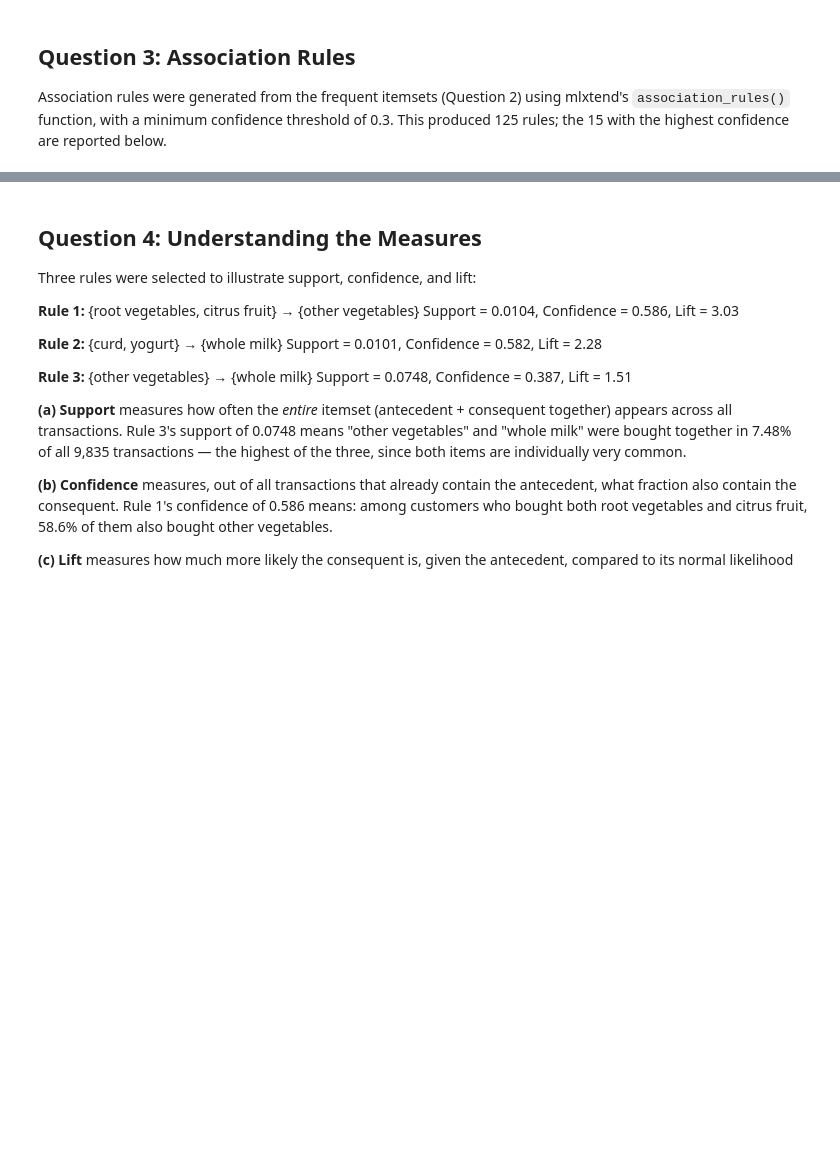
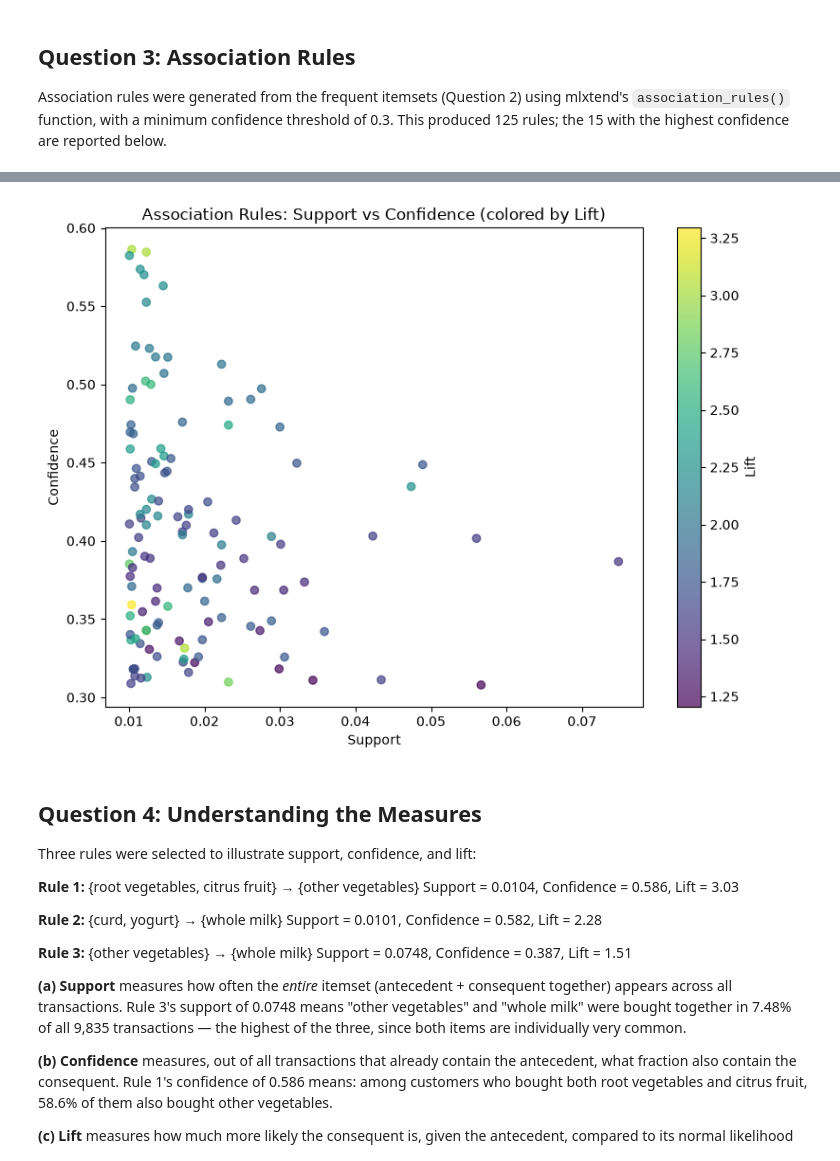
Before and after one commit to GWIZAR/ASSIGNMENT-ASSOCIATION-RULE-LEARNING, a Jupyter notebook: Assignment_Gwiza_Rodrigue.ipynb, the cells around one changed output, grey strips where cells are left out. Cells and saved outputs as stored; diff of their text form; code cells hidden in the pictures; blank space fills up the shorter version.

```diff
--- a/Assignment_Gwiza_Rodrigue.ipynb
+++ b/Assignment_Gwiza_Rodrigue.ipynb
@@ -206,4 +197,17 @@ Total rules generated: 125
 | 100 | frozenset({yogurt, root vegetables}) | frozenset({other vegetables}) | 0.012913 | 0.500000 | 2.584078 |
+# %%
+import matplotlib.pyplot as plt
+
+plt.figure(figsize=(8,6))
+scatter = plt.scatter(rules['support'], rules['confidence'], c=rules['lift'], cmap='viridis', alpha=0.7)
+plt.colorbar(scatter, label='Lift')
+plt.xlabel('Support')
+plt.ylabel('Confidence')
+plt.title('Association Rules: Support vs Confidence (colored by Lift)')
+plt.tight_layout()
+plt.show()
+# %% [output]
+[figure, added]
 # %% [markdown]
 ## Question 4: Understanding the Measures
 
```
Also changed, not shown: parts of 7 cells of this notebook.
